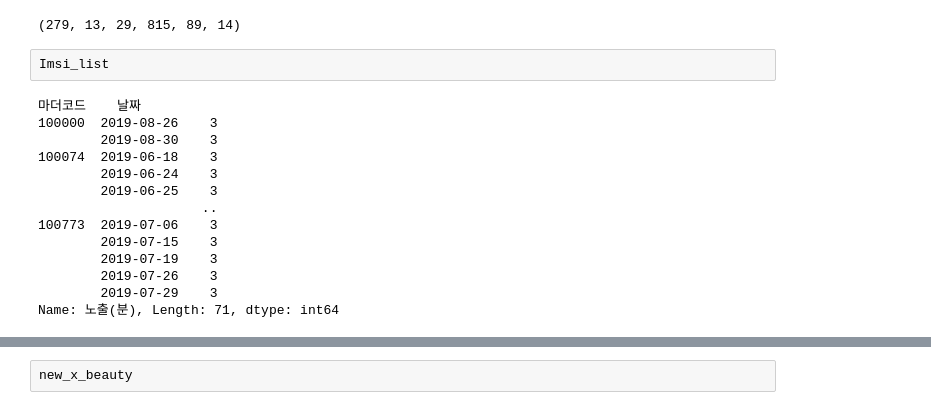
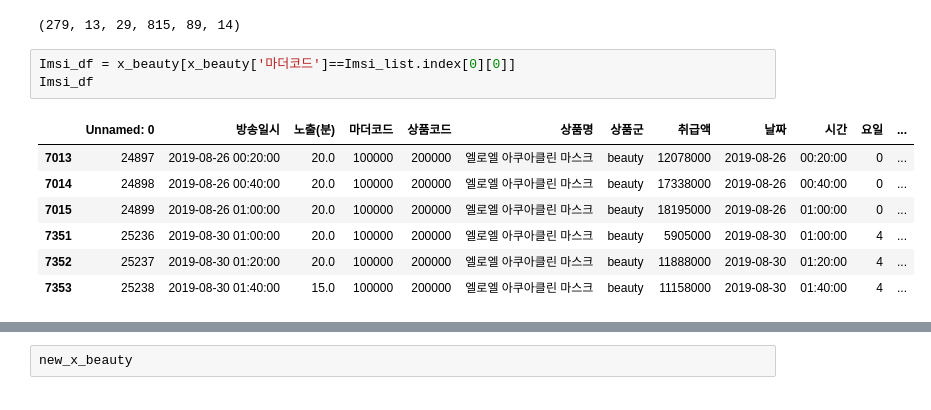
Before and after one commit to HWANG-HOE-SUN/bigcon, a Jupyter notebook: 모델링통합및비교.ipynb, the cells around one changed output, grey strips where cells are left out. Saved outputs shown, nothing was run; the diff lists cells and outputs as text.

```diff
--- a/모델링통합및비교.ipynb
+++ b/모델링통합및비교.ipynb
@@ -562,22 +562,17 @@ hallo = train.groupby(['마더코드','날짜']).count()['노출(분)']
 len(hallo[hallo==6]),len(hallo[hallo==5]),len(hallo[hallo==4]),len(hallo[hallo==3]),len(hallo[hallo==2]),len(hallo[hallo==1])
 # %% [output]
 (279, 13, 29, 815, 89, 14)
-# %%
-Imsi_list
-# %% [output]
-마더코드    날짜
-100000  2019-08-26    3
-        2019-08-30    3
-100074  2019-06-18    3
-        2019-06-24    3
-        2019-06-25    3
-                     ..
-100773  2019-07-06    3
-        2019-07-15    3
-        2019-07-19    3
-        2019-07-26    3
-        2019-07-29    3
-Name: 노출(분), Length: 71, dtype: int64
+# %%
+Imsi_df = x_beauty[x_beauty['마더코드']==Imsi_list.index[0][0]]
+Imsi_df
+# %% [output]
+|  | Unnamed: 0 | 방송일시 | 노출(분) | 마더코드 | 상품코드 | 상품명 | 상품군 | 취급액 | 날짜 | 시간 | 요일 | ... |
+| 7013 | 24897 | 2019-08-26 00:20:00 | 20.0 | 100000 | 200000 | 엘로엘 아쿠아클린 마스크 | beauty | 12078000 | 2019-08-26 | 00:20:00 | 0 | ... |
+| 7014 | 24898 | 2019-08-26 00:40:00 | 20.0 | 100000 | 200000 | 엘로엘 아쿠아클린 마스크 | beauty | 17338000 | 2019-08-26 | 00:40:00 | 0 | ... |
+| 7015 | 24899 | 2019-08-26 01:00:00 | 20.0 | 100000 | 200000 | 엘로엘 아쿠아클린 마스크 | beauty | 18195000 | 2019-08-26 | 01:00:00 | 0 | ... |
+| 7351 | 25236 | 2019-08-30 01:00:00 | 20.0 | 100000 | 200000 | 엘로엘 아쿠아클린 마스크 | beauty | 5905000 | 2019-08-30 | 01:00:00 | 4 | ... |
+| 7352 | 25237 | 2019-08-30 01:20:00 | 20.0 | 100000 | 200000 | 엘로엘 아쿠아클린 마스크 | beauty | 11888000 | 2019-08-30 | 01:20:00 | 4 | ... |
+| 7353 | 25238 | 2019-08-30 01:40:00 | 15.0 | 100000 | 200000 | 엘로엘 아쿠아클린 마스크 | beauty | 11158000 | 2019-08-30 | 01:40:00 | 4 | ... |
 # %%
 new_x_beauty = pd.DataFrame()
 #save_three = pd.DataFrame()
```
Also changed, not shown: parts of 6 cells of this notebook.
